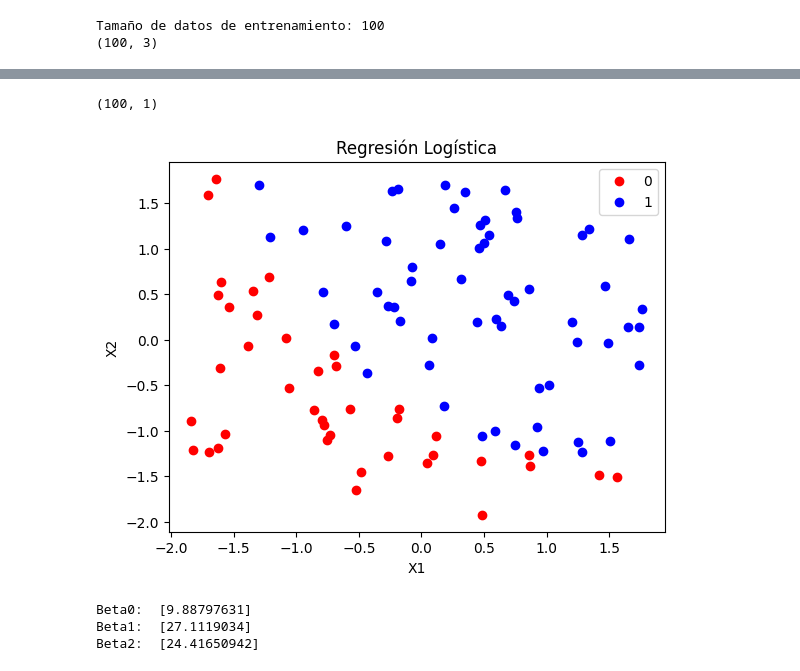
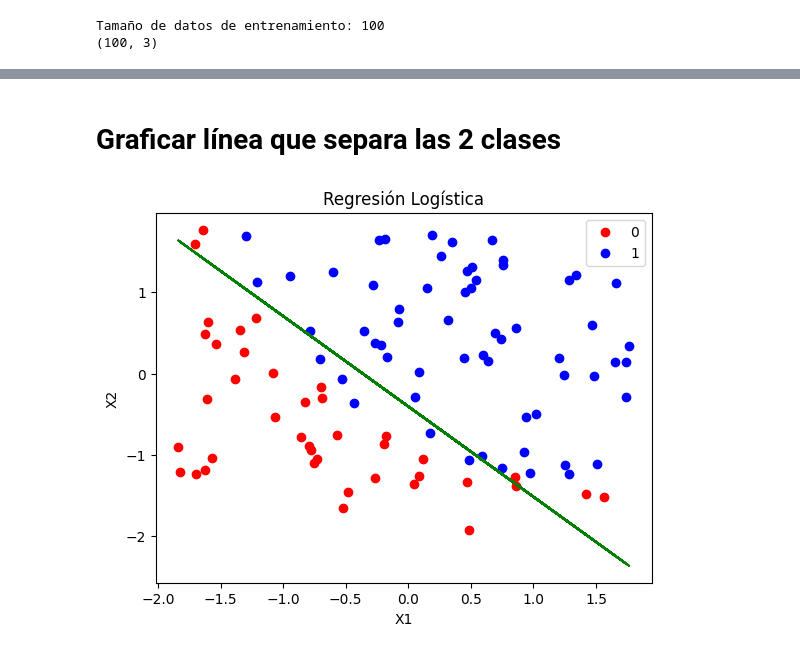
Before and after one commit to jcagudelo12/IA, a Jupyter notebook: RegresionLogistica_2_Variables/R_Logistic_Two_Variable.ipynb, the cells around one changed output, grey strips where cells are left out. Cells and saved outputs as stored; diff of their text form; code cells hidden in the pictures.

```diff
--- a/RegresionLogistica_2_Variables/R_Logistic_Two_Variable.ipynb
+++ b/RegresionLogistica_2_Variables/R_Logistic_Two_Variable.ipynb
@@ -146,2 +162,28 @@ def Gradiente(Beta,alpha,m,X,y,numIter,J):
 
   return (Beta, betaPrint, h_beta)
+# %%
+alpha = 0.01
+numIter = 500
+m = m[0] # Cantidad de datos de entrenamiento
+J = np.zeros((numIter,1))
+Beta = np.zeros((3,1))
+
+Beta, betaPrint, h_beta = Gradiente(Beta,alpha,m,X,y,numIter,J)
+print('Beta0: ', Beta[0])
+print('Beta1: ', Beta[1])
+print('Beta2: ', Beta[2])
+
+plt.plot(betaPrint[:, 0],'-', label='Beta 0')
+plt.plot(betaPrint[:, 1],'-', label='Beta 1')
+plt.plot(betaPrint[:, 2],'-', label='Beta 2')
+
+# Agrega etiquetas a los ejes
+plt.xlabel('Número de Iteraciones')
+plt.ylabel('Valor')
+plt.title('Gráfica de Beta0, Beta1 y Beta2')
+
+# Agrega una leyenda
+plt.legend()
+
+# Muestra el gráfico
+plt.show()
@@ -148,58 +195,26 @@ def Gradiente(Beta,alpha,m,X,y,numIter,J):
+# %% [markdown]
+# Graficar línea que separa las 2 clases
 # %%
-X1 = dataNormal[dataNormal[:, 2] == 0]  # Filtrar las filas donde la Y es igual a 0
-X2 = dataNormal[dataNormal[:, 2] == 1]  # Filtrar las filas donde la Y es igual a 1
-
-plt.plot(X1[:, 0], X1[:, 1], 'o', color='red', label='0')
-plt.plot(X2[:, 0], X2[:, 1], 'o', color='blue', label='1')
+plt.plot(dataConY0[:, 0], dataConY0[:, 1], 'o', color='red', label='0')
+plt.plot(dataConY1[:, 0], dataConY1[:, 1], 'o', color='blue', label='1')
 
 # Coeficientes encontrados por el cálculo del gradiente descendente
 B0 = Beta[0]
 B1 = Beta[1]
 B2 = Beta[2]
 
+X1_Normalizado = dataNormalizada[:, 0]
 
-X1_Normal = dataNormal[:, 0]  # Valores de X1
+X2New = np.zeros((100,1))
 
-X2k = np.zeros((100,1))
+#Ecuación de recta
+X2New[:,0] = (-B0 - B1 * np.array(X1_Normalizado)) / B2
 
-#Pendiente revisar esta ecuación de recta
-X2k[:,0] = (-B0 - B1 * np.array(X1_Normal)) / B2
-print(X2k.shape)
-plt.plot(X1_Normal, X2k, c='purple')
+plt.plot(X1_Normalizado, X2New, c='green')
 plt.xlabel('X1')
 plt.ylabel('X2')
 plt.title('Regresión Logística')
 plt.legend()
 plt.show()
 # %% [output]
-(100, 1)
-[figure, old version]
+[figure, new version]
-# %%
-alpha = 0.01
-numIter = 500
-m = 100 # Cantidad de datos de entrenamiento
-J = np.zeros((numIter,1))
-Beta = np.zeros((3,1))
-
-Beta, betaPrint, h_beta = Gradiente(Beta,alpha,m,X,y,numIter,J)
-print('Beta0: ', Beta[0])
-print('Beta1: ', Beta[1])
-print('Beta2: ', Beta[2])
-
-# plt.plot(betaPrint[:, 0],'-', label='Beta 0')
-# plt.plot(betaPrint[:, 1],'-', label='Beta 1')
-# plt.plot(betaPrint[:, 2],'-', label='Beta 2')
-
-# # Agrega etiquetas a los ejes
-# plt.xlabel('Número de Iteraciones')
-# plt.ylabel('Valor')
-
-# # Agrega una leyenda
-# plt.legend()
-
-# # Muestra el gráfico
-# plt.show()
-# %% [output]
-Beta0:  [9.88797631]
-Beta1:  [27.1119034]
-Beta2:  [24.41650942]
```
Also changed, not shown: parts of 23 cells of this notebook.
